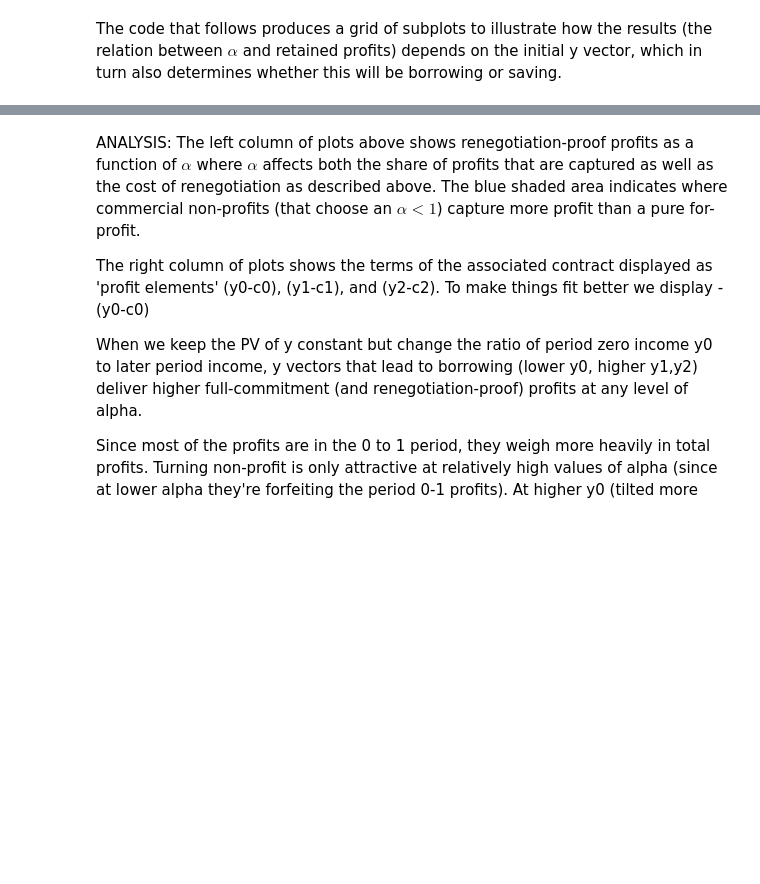
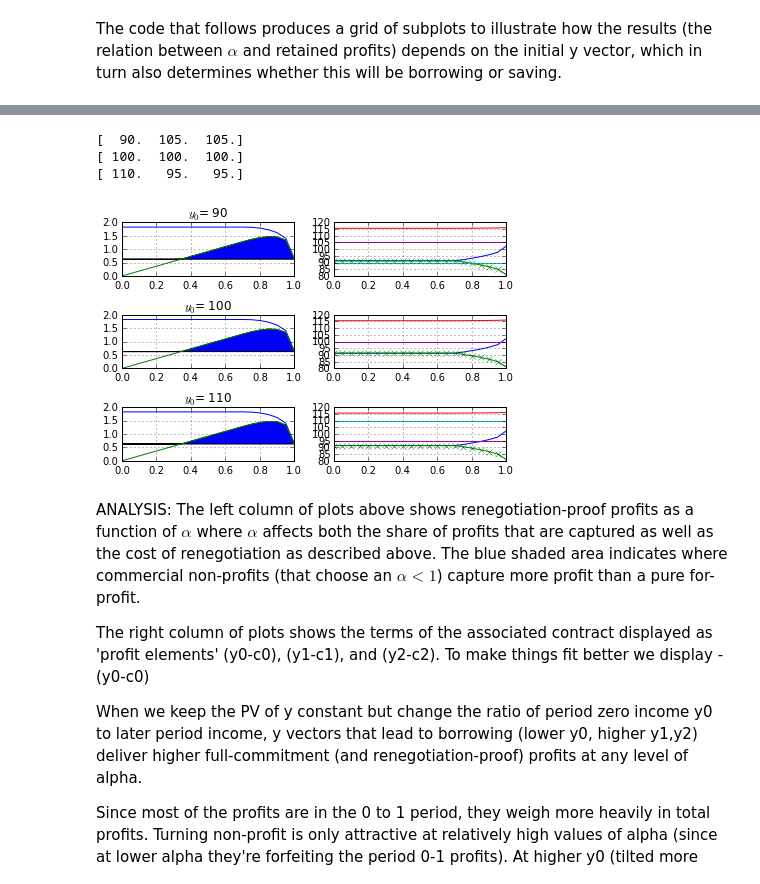
Before and after one commit to jhconning/renegotiation, a Jupyter notebook: py/Renegotiation.ipynb, the cells around one changed output, grey strips where cells are left out. Cells and saved outputs as stored; diff of their text form; code cells hidden in the pictures; blank space fills up the shorter version.

```diff
--- a/py/Renegotiation.ipynb
+++ b/py/Renegotiation.ipynb
@@ -403,7 +407,8 @@ legend(loc='upper center', bbox_to_anchor=(0.5, -0.05),
 # %%
 # Profit (loan, repayment) by period
 for i,a in enumerate(alphs):
-    print("{:5.2f}   {:5.2f} + {:5.2f} + {:5.2f} = {:5.2f}   ".format(a,y[0]-cMRP[0,i],y[1]-cMRP[1,i],y[2]-cMRP[2,i],profitRP[i]))
+    print("{:5.2f}   {:5.2f} + {:5.2f} + {:5.2f} = {:5.2f}   "
+          .format(a,y[0]-cMRP[0,i],y[1]-cMRP[1,i],y[2]-cMRP[2,i],profitRP[i]))
 # %% [output]
  0.00   -15.51 +  8.67 +  8.67 =  1.82
  0.05   -15.51 +  8.67 +  8.67 =  1.82
@@ -485,3 +434,60 @@ show()
+# %%
+# num_pts  = 21
+alphs    = linspace(0,1,num_pts)       # iterate over different alphas
+C        = 4*(ones(num_pts)-alphs)     # h(alpha)/alpha  or cost of renegotiaton
+cMRP     = zeros((3,num_pts))          # to store (c0,c1,c2) for each alpha
+profitRP = zeros(num_pts)
+NprofitRP= zeros(num_pts)
+
+fig,ax = plt.subplots(10,sharex=True)
+numy0 = 3     # rows of subplots
+ax = plt.subplot(numy0,2,1)
+
+# Vary y contracts (maintaining PV at 300 in zero interest rate setting)
+for j in range(1,numy0+1):
+    y0 = 80 + j*10
+    y = array([y0,100,100])
+    y = array([y0,(300-y0)/2,(300-y0)/2])
+    print(y)
+
+    ax1 = plt.subplot(numy0,2,j*2-1,sharex=ax)
+    for i in range(0,num_pts):
+        cM.kappa = C[i]             # change reneg cost
+        cMRP[:,i]    = cM.reneg_proof().x
+        cM.guess     = cMRP[:,i]         # store sol as guess for next search
+        profitRP[i]  = cM.profit(cMRP[:,i],y)
+        NprofitRP[i] = alphs[i]*cM.profit(cMRP[:,i],y)
+       #print("alph:{0:4.2f} profitRP:{1:5.2f} ".format(alphs[i],cM.profit(cMRP[:,i],y)))
+
+    #ax.set_ylim([0, cM.profit(cMF,y)*1.2])
+
+    profitRP_full = profitRP[num_pts-1]*ones(num_pts)
+
+    ax1.plot(alphs, profitRP)
+    ax1.plot(alphs, NprofitRP)
+    ax1.fill_between(alphs, fmax(profitRP_full,NprofitRP), profitRP_full)
+    ax1.plot(alphs,zeros(num_pts))
+    ax1.set_title(r'$y_{0}$= %2.0f' %(y0))
+    plt.grid()
+    ax2 = plt.subplot(numy0,2,j*2,sharex=ax)    # Plot contract terms in right column plot
+    #ax1.set_ylim([0, 25])
+    ax2.plot(alphs,cMRP[1,:])
+    ax2.plot(alphs,cMRP[2,:],"x-")
+    ax2.plot(alphs,cMRP[0,:])
+    ax2.plot(alphs,y[0]*ones(num_pts))
+    ax2.plot(alphs,y[1]*ones(num_pts))
+
+    plt.grid()
+
+
+plt.tight_layout()
+#plt.savefig('plot2.png')
+show()
+# %% [output]
+[  90.  105.  105.]
+[ 100.  100.  100.]
+[ 110.   95.   95.]
+[figure, added]
 # %% [markdown]
 ANALYSIS: The left column of plots above shows renegotiation-proof profits as a function of $\alpha$ where $\alpha$ affects both the share of profits that are captured as well as the cost of renegotiation as described above.  The blue shaded area indicates where commercial non-profits (that choose an $\alpha <1$) capture more profit than a pure for-profit.
 
```
Also changed, not shown: parts of 10 cells of this notebook, 2 other files.
